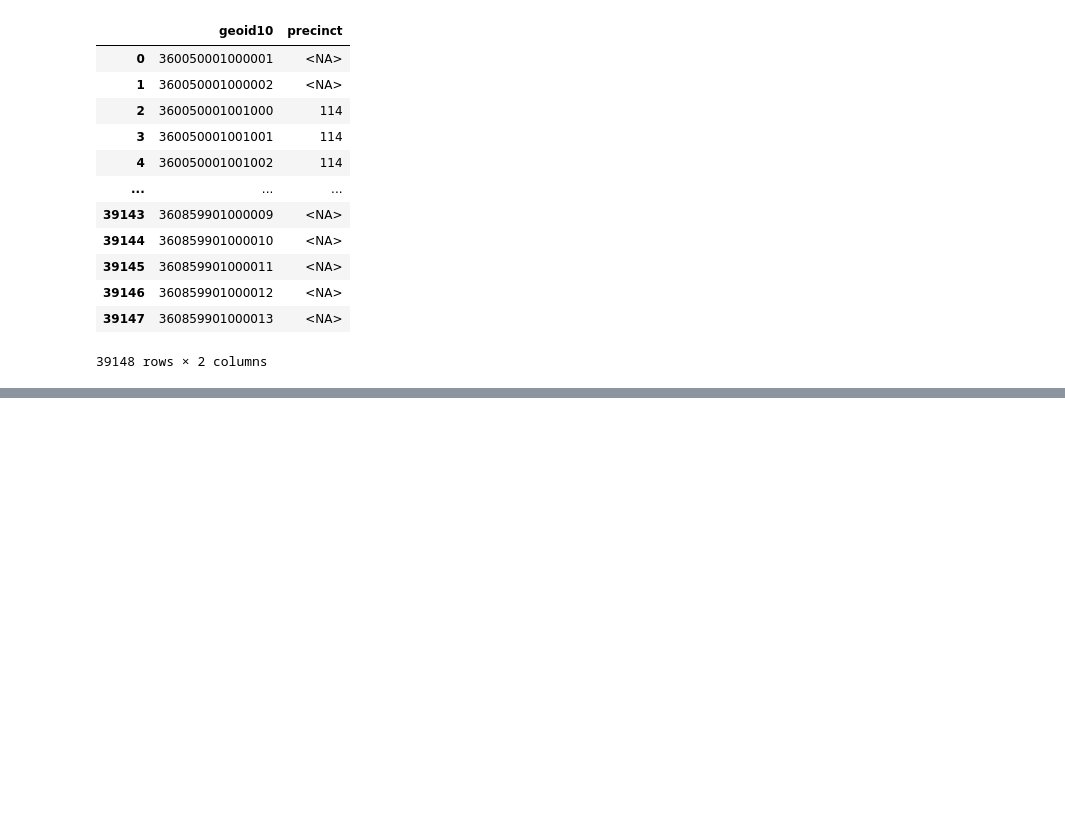
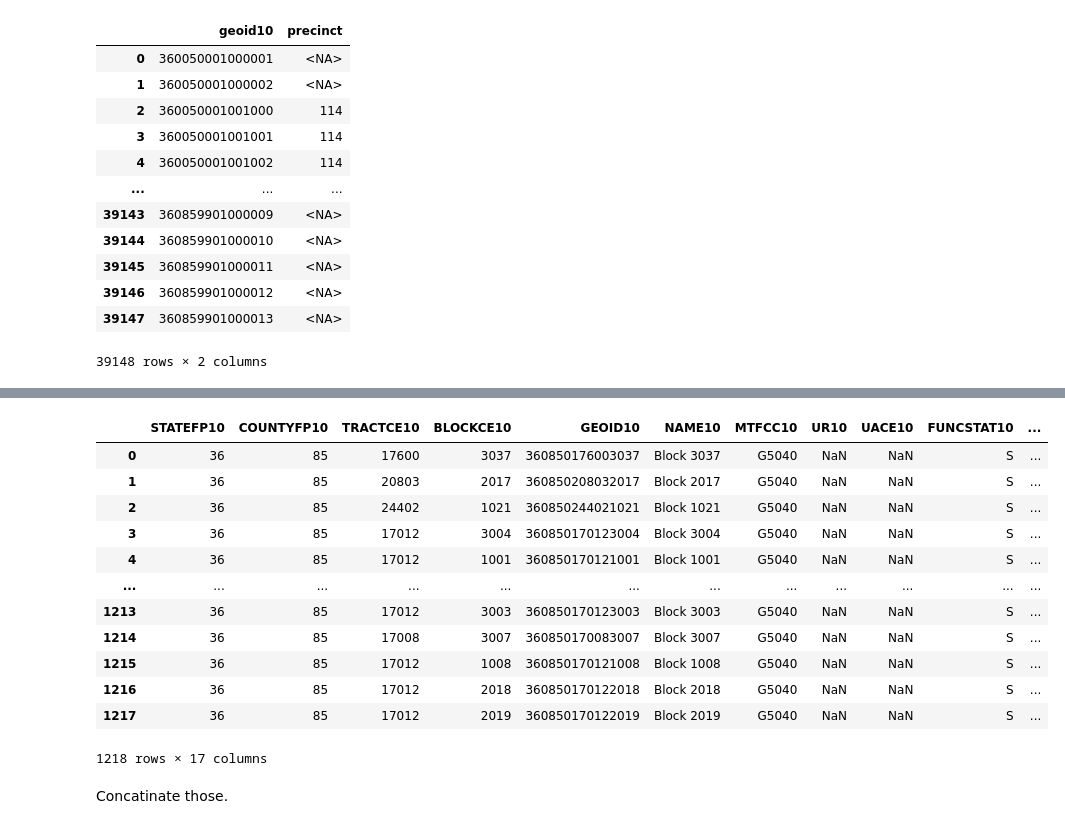
Before and after one commit to jkeefe/census-by-precincts, a Jupyter notebook: notebooks/data_prep.ipynb, the cells around one changed output, grey strips where cells are left out. Drawn from its saved outputs; the diff is of its cells as text; code cells hidden in the pictures; blank space fills up the shorter version.

```diff
--- a/notebooks/data_prep.ipynb
+++ b/notebooks/data_prep.ipynb
@@ -130,0 +186,22 @@ df.to_csv("./temp_data/nyc_census2020blocks_with_police_precincts.csv", index =
+# %%
+df_123= pd.read_csv('../data/all_blocks_in_123.csv')
+# %%
+df_123['new_precinct'] = 123
+# %%
+df_123
+# %% [output]
+|  | STATEFP10 | COUNTYFP10 | TRACTCE10 | BLOCKCE10 | GEOID10 | NAME10 | MTFCC10 | UR10 | UACE10 | FUNCSTAT10 | ... |
+| 0 | 36 | 85 | 17600 | 3037 | 360850176003037 | Block 3037 | G5040 | NaN | NaN | S | ... |
+| 1 | 36 | 85 | 20803 | 2017 | 360850208032017 | Block 2017 | G5040 | NaN | NaN | S | ... |
+| 2 | 36 | 85 | 24402 | 1021 | 360850244021021 | Block 1021 | G5040 | NaN | NaN | S | ... |
+| 3 | 36 | 85 | 17012 | 3004 | 360850170123004 | Block 3004 | G5040 | NaN | NaN | S | ... |
+| 4 | 36 | 85 | 17012 | 1001 | 360850170121001 | Block 1001 | G5040 | NaN | NaN | S | ... |
+| ... | ... | ... | ... | ... | ... | ... | ... | ... | ... | ... | ... |
+| 1213 | 36 | 85 | 17012 | 3003 | 360850170123003 | Block 3003 | G5040 | NaN | NaN | S | ... |
+| 1214 | 36 | 85 | 17008 | 3007 | 360850170083007 | Block 3007 | G5040 | NaN | NaN | S | ... |
+| 1215 | 36 | 85 | 17012 | 1008 | 360850170121008 | Block 1008 | G5040 | NaN | NaN | S | ... |
+| 1216 | 36 | 85 | 17012 | 2018 | 360850170122018 | Block 2018 | G5040 | NaN | NaN | S | ... |
+| 1217 | 36 | 85 | 17012 | 2019 | 360850170122019 | Block 2019 | G5040 | NaN | NaN | S | ... |
+1218 rows × 17 columns
+# %% [markdown]
+Concatinate those.
```
Also changed, not shown: parts of 74 cells of this notebook.
